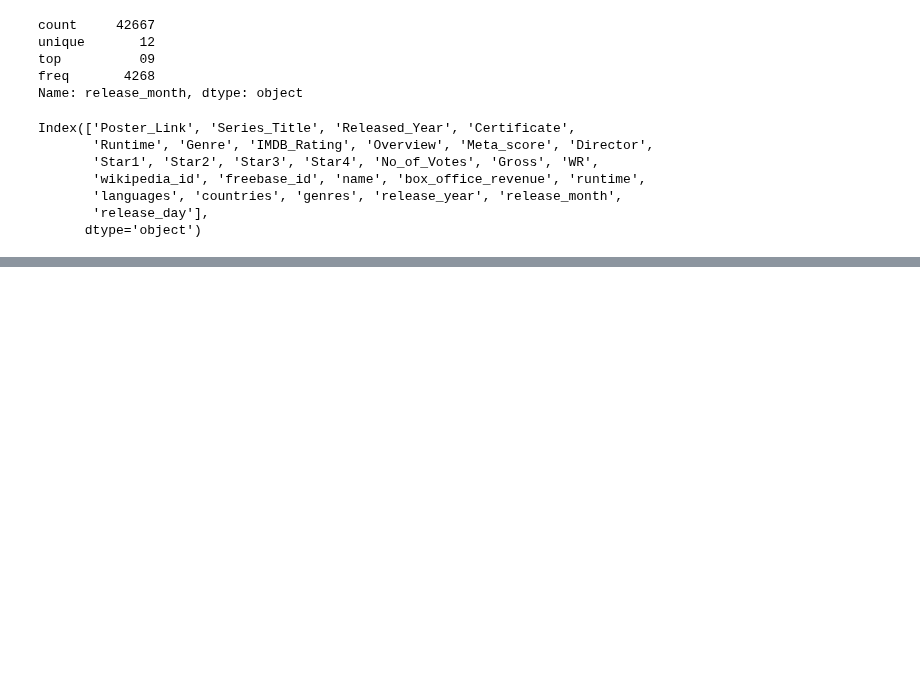
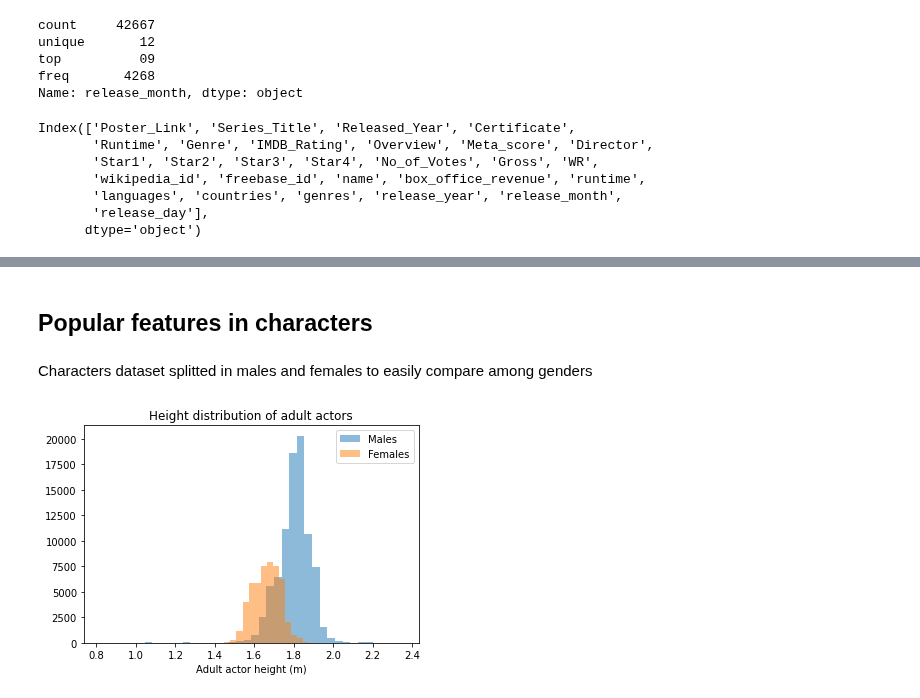
Before and after one commit to epfl-ada/ada-2022-project-theadaholics, a Jupyter notebook: main.ipynb, the cells around one changed output, grey strips where cells are left out. Saved outputs shown, nothing was run; the diff lists cells and outputs as text; code cells hidden in the pictures; blank space fills up the shorter version.

Commit message:
Characters features study

```diff
--- a/main.ipynb
+++ b/main.ipynb
@@ -176,0 +181,11 @@ replace_outliers_with_nan(characters, 'actor_height_meters', possible_height_ran
+# %%
+ethnicity_freebase_ids = pd.read_csv('handled_data/ethnicities_freebase_ids.csv', index_col=0)
+# %%
+def get_actor_ethnicity_label(row):
+    try:
+        ethnicity_label = ethnicity_freebase_ids.loc[row['actor_ethnicity_freebase_id'], 'ethnicity_label']
+    except:
+        ethnicity_label = np.NaN
+    return ethnicity_label
+# %%
+characters['actor_ethnicity'] = characters.apply(lambda row: get_actor_ethnicity_label(row),axis=1)
@@ -341,0 +374,21 @@ plt.savefig('CountbyMonth');
+# %% [markdown]
+## Popular features in characters
+# %% [markdown]
+Characters dataset splitted in males and females to easily compare among genders
+# %%
+characters_male = characters[characters['actor_gender'] == 'M']
+characters_female = characters[characters['actor_gender'] == 'F']
+# %%
+def characters_height_histogram(characters, bins):
+    LIMIT_CHILDREN_AGE = 14
+    characters_height = characters.dropna(subset=['actor_height_meters'])
+    characters_height = characters_height[(characters_height['actor_age_at_movie_release'] > LIMIT_CHILDREN_AGE)]
+    plt.hist(characters_height['actor_height_meters'],bins=bins, alpha=0.5)
+    plt.legend(['Males', 'Females'])
+    plt.xlabel('Adult actor height (m)')
+    plt.title('Height distribution of adult actors')
+
+characters_height_histogram(characters_male, bins=40)
+characters_height_histogram(characters_female, bins=25)
+# %% [output]
+[figure, added]
```
Also changed, not shown: parts of 9 cells of this notebook, 1 other file.
